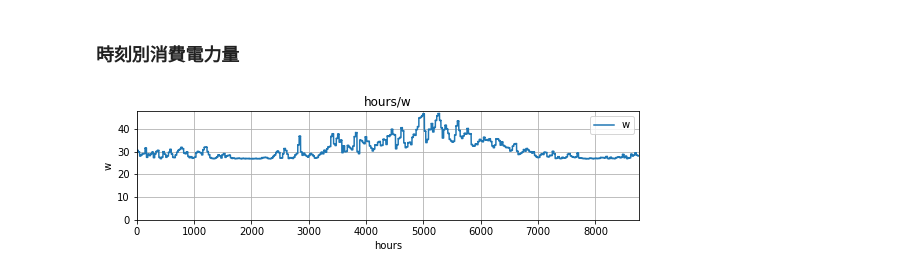
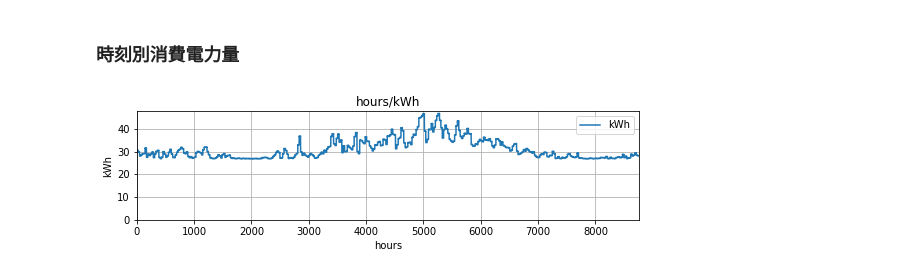
Before and after one commit to jjj-design/jjj_logic, a Jupyter notebook: HEA_refrigerator.ipynb, the cells around one changed output. Cells and saved outputs as stored; diff of their text form; code cells hidden in the pictures.

```diff
--- a/HEA_refrigerator.ipynb
+++ b/HEA_refrigerator.ipynb
@@ -28,20 +28,20 @@ def get_E_Elc_rfrg_d_t(P_Elc_dfrst_rtd, C_dfrst, theta_ave_d, E_Elc_rfrg_annual_
     Parameters
     ----------
     P_Elc_dfrst_rtd : float
-        冷蔵庫の除霜用電熱装置の定格消費電力( = 150 ), W
+        除霜用電熱装置の定格消費電力( = 150 ), W
 
     C_dfrst : float
-        冷蔵庫の除霜用電熱装置の消費電力量の評価係数( = 0.9 ), -
+        除霜用電熱装置の消費電力量の評価係数( = 0.9 ), -
 
     theta_ave_d : ndarray(N-dimensional array)
         日別の平均外気温度を格納したND配列, ℃
         d日の平均外気温度が年開始日から365個連続して格納されている
 
     E_Elc_rfrg_annual_JIS : float
-        JISに準拠して測定された冷蔵庫の年間消費電量, kWh
+        JISに準拠して測定された年間消費電量, kWh
 
     JIS_year : Int
-        冷蔵庫の年間消費電力量の測定時に準拠したJIS規格の制定年, 年
+        年間消費電力量の測定時に準拠したJIS規格の制定・改正年, 年
 
     Returns
     ----------
@@ -270,21 +271,21 @@ plt.show()
 # %%
 x = np.arange(8760)
 y = get_E_Elc_rfrg_d_t(150,0.9,import_theta_ex_d(),6.1,2015)
 
 plt.figure(figsize=(9,2))
 plt.subplot(1,1,1)
-plt.plot(x, y, label="w")
+plt.plot(x, y, label="kWh")
 
 plt.grid(True)
 
-plt.title("hours/w")
+plt.title("hours/kWh")
 plt.xlabel("hours")
-plt.ylabel("w")
+plt.ylabel("kWh")
 
 plt.xlim(0,8760)
 plt.ylim(0,)
 
 plt.legend()
 plt.show()
 # %% [output]
-[figure, old version]
+[figure, new version]
```
Also changed, not shown: parts of 5 cells of this notebook, 6 other files.
